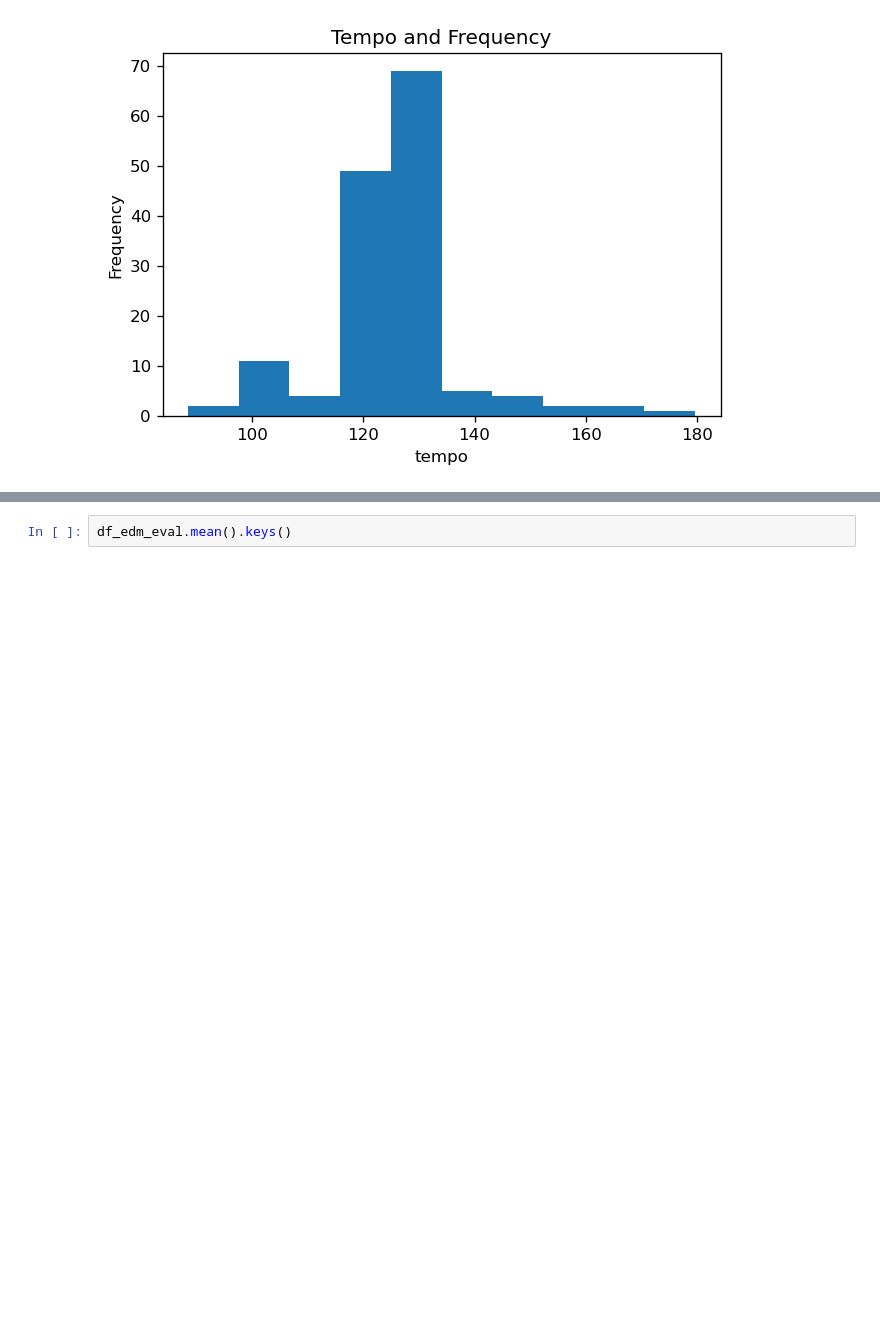
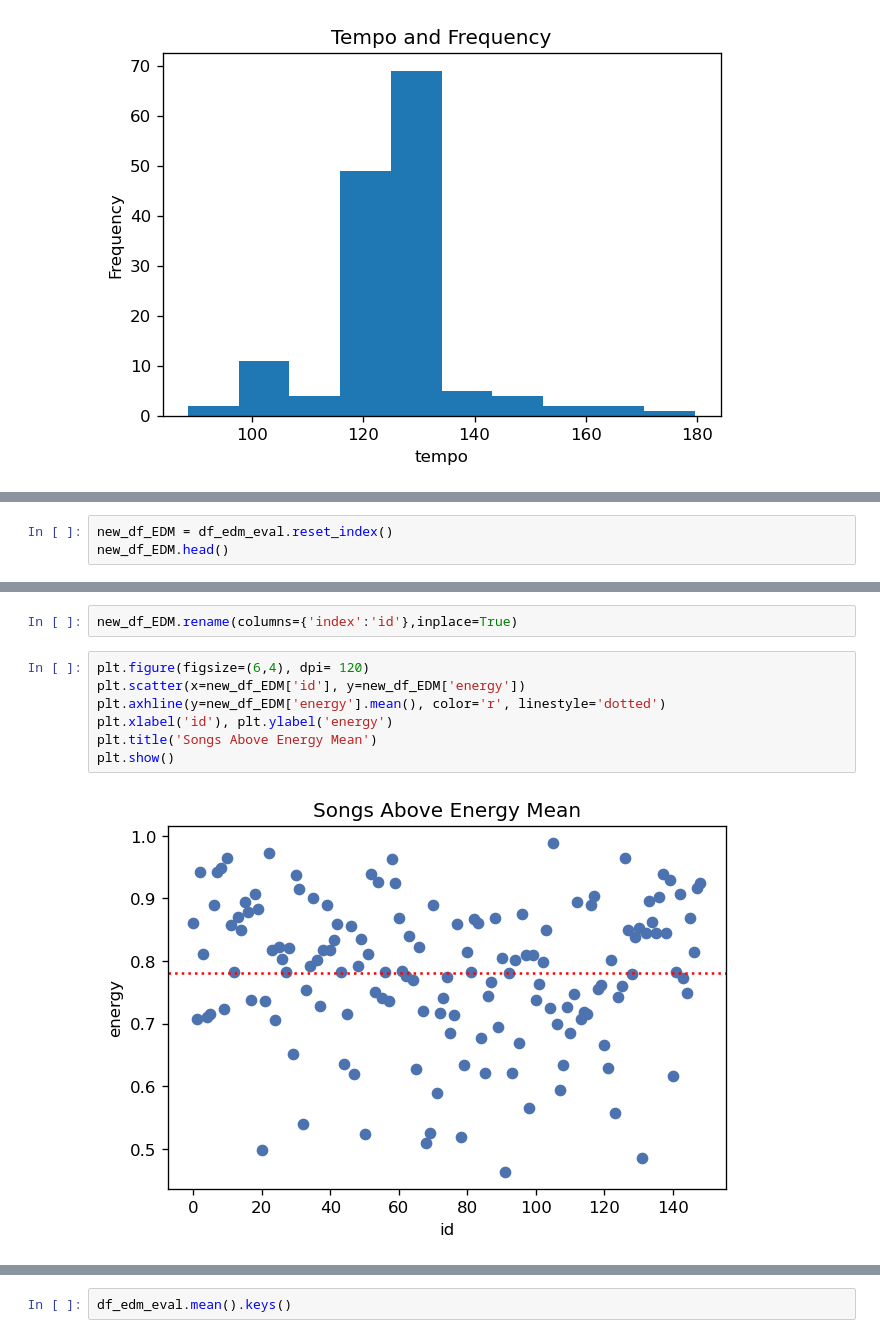
Before and after one commit to kchiev215/Spotify_EDM_Lofi_Analysis, a Jupyter notebook: Data_Analysis.ipynb, the cells around one changed output, grey strips where cells are left out. Cells and saved outputs as stored; diff of their text form; blank space fills up the shorter version.

```diff
--- a/Data_Analysis.ipynb
+++ b/Data_Analysis.ipynb
@@ -447,0 +462,3 @@ array([ 6.68371615e-01,  3.60879739e-01, -1.22442773e+01,  1.00878805e-01,
+# %%
+new_df_EDM = df_edm_eval.reset_index()
+new_df_EDM.head()
@@ -447,0 +472,11 @@ array([ 6.68371615e-01,  3.60879739e-01, -1.22442773e+01,  1.00878805e-01,
+# %%
+new_df_EDM.rename(columns={'index':'id'},inplace=True)
+# %%
+plt.figure(figsize=(6,4), dpi= 120)
+plt.scatter(x=new_df_EDM['id'], y=new_df_EDM['energy'])
+plt.axhline(y=new_df_EDM['energy'].mean(), color='r', linestyle='dotted')
+plt.xlabel('id'), plt.ylabel('energy')
+plt.title('Songs Above Energy Mean')
+plt.show()
+# %% [output]
+[figure, added]
```
Also changed, not shown: parts of 62 cells of this notebook, 1 other file.
